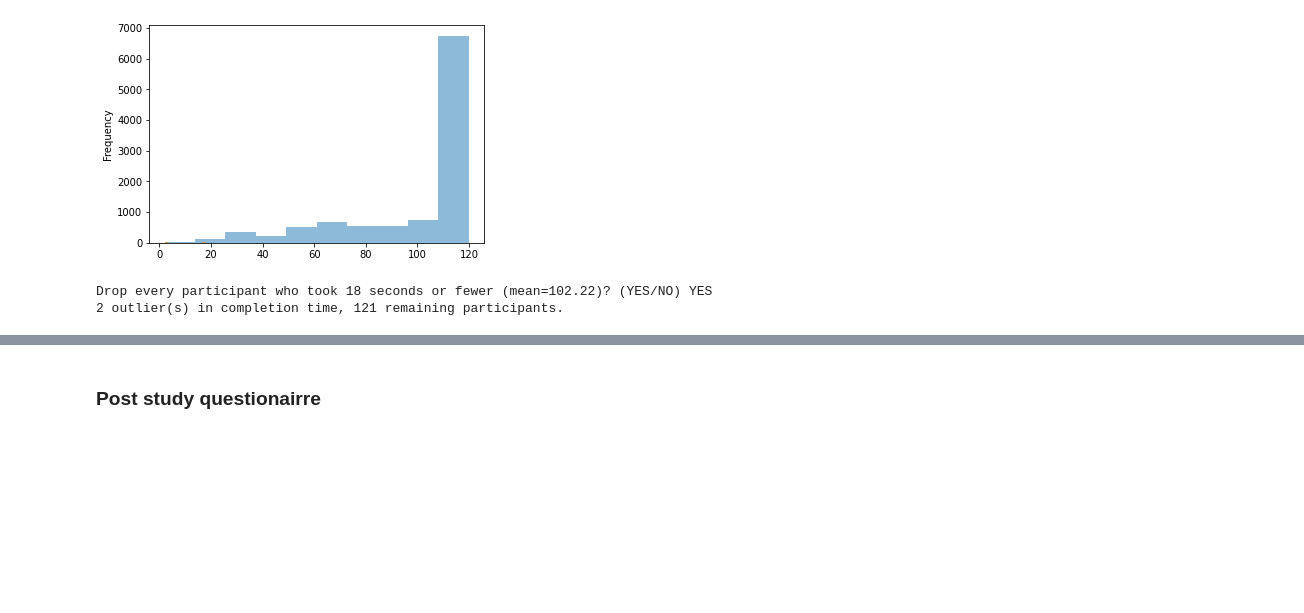
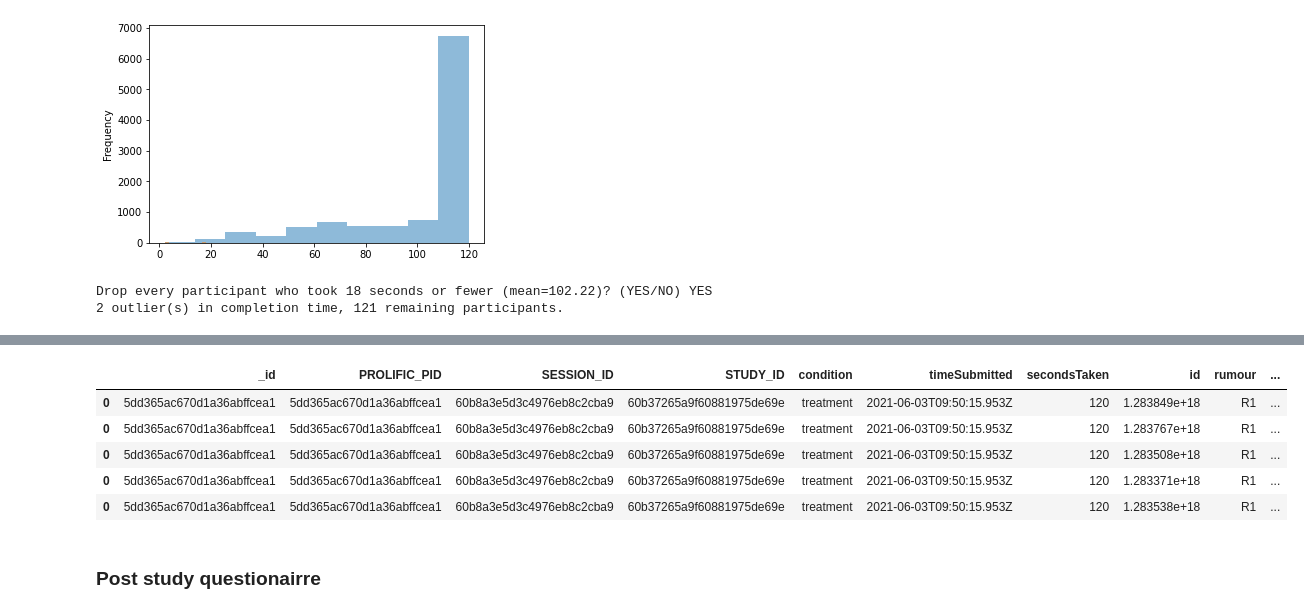
Before and after one commit to cameron-raymond/SDS-Thesis, a Jupyter notebook: notebooks/Clean_Data.ipynb, the cells around one changed output, grey strips where cells are left out. Saved outputs shown, nothing was run; the diff lists cells and outputs as text; code cells hidden in the pictures; blank space fills up the shorter version.

```diff
--- a/notebooks/Clean_Data.ipynb
+++ b/notebooks/Clean_Data.ipynb
@@ -139,3 +141,14 @@ Drop every participant who took 18 seconds or fewer (mean=102.22)? (YES/NO) YES
+# %%
+posts["misleading"] = ((posts["code"] == "affirms") & (posts["evidence"] == "low")) | ((posts["code"] == "denies") & (posts["evidence"] == "high"))
+posts["untagged"] = (posts["condition"] == "treatment") & posts["misleading"] & (~posts["warning"])
+posts.head()
+# %% [output]
+|  | _id | PROLIFIC_PID | SESSION_ID | STUDY_ID | condition | timeSubmitted | secondsTaken | id | rumour | ... |
+| 0 | 5dd365ac670d1a36abffcea1 | 5dd365ac670d1a36abffcea1 | 60b8a3e5d3c4976eb8c2cba9 | 60b37265a9f60881975de69e | treatment | 2021-06-03T09:50:15.953Z | 120 | 1.283849e+18 | R1 | ... |
+| 0 | 5dd365ac670d1a36abffcea1 | 5dd365ac670d1a36abffcea1 | 60b8a3e5d3c4976eb8c2cba9 | 60b37265a9f60881975de69e | treatment | 2021-06-03T09:50:15.953Z | 120 | 1.283767e+18 | R1 | ... |
+| 0 | 5dd365ac670d1a36abffcea1 | 5dd365ac670d1a36abffcea1 | 60b8a3e5d3c4976eb8c2cba9 | 60b37265a9f60881975de69e | treatment | 2021-06-03T09:50:15.953Z | 120 | 1.283508e+18 | R1 | ... |
+| 0 | 5dd365ac670d1a36abffcea1 | 5dd365ac670d1a36abffcea1 | 60b8a3e5d3c4976eb8c2cba9 | 60b37265a9f60881975de69e | treatment | 2021-06-03T09:50:15.953Z | 120 | 1.283371e+18 | R1 | ... |
+| 0 | 5dd365ac670d1a36abffcea1 | 5dd365ac670d1a36abffcea1 | 60b8a3e5d3c4976eb8c2cba9 | 60b37265a9f60881975de69e | treatment | 2021-06-03T09:50:15.953Z | 120 | 1.283538e+18 | R1 | ... |
 # %% [markdown]
 ### Post study questionairre
 # %%
```
Also changed, not shown: parts of 2 cells of this notebook, 5 other files.
